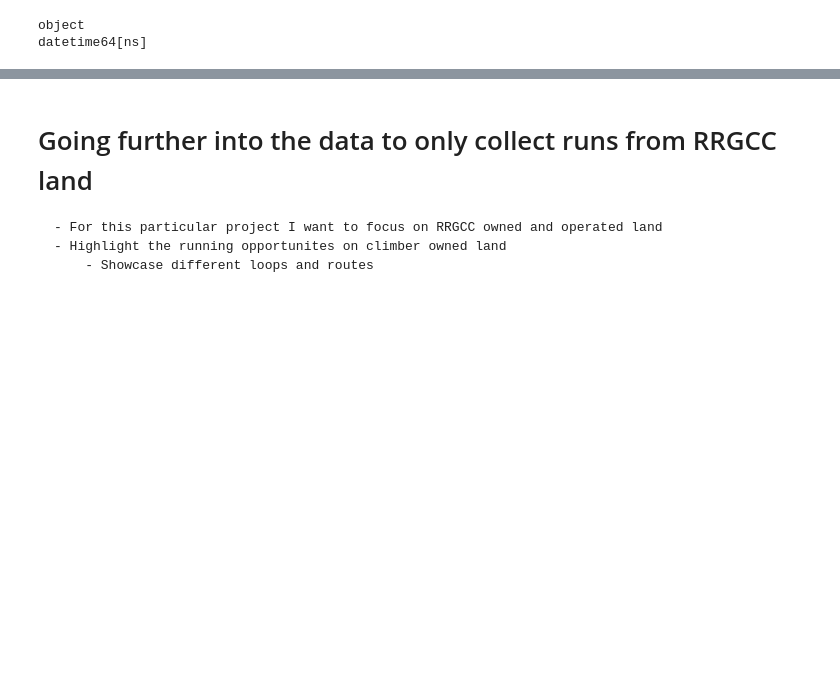
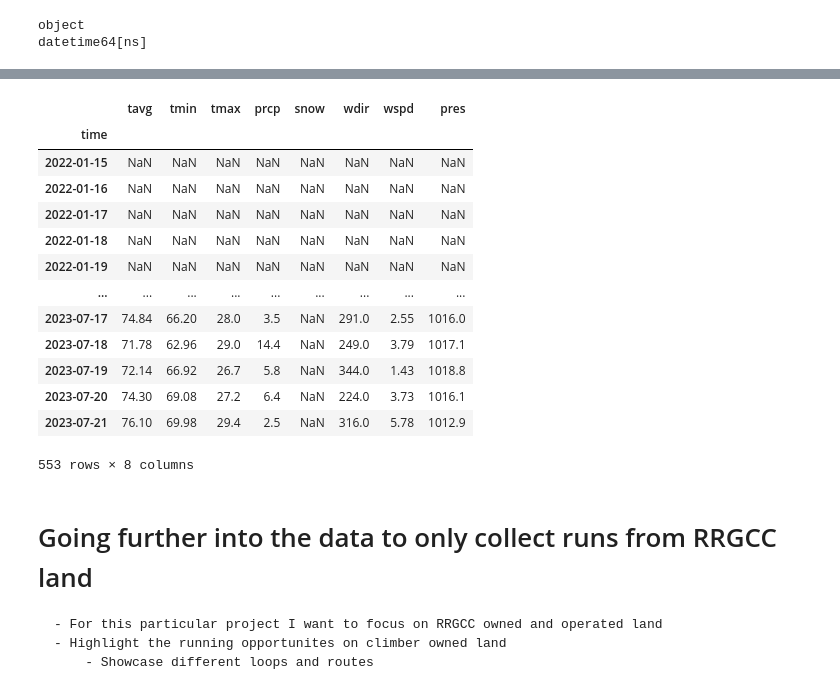
Before and after one commit to jsphotos205/strava, a Jupyter notebook: strava_api.ipynb, the cells around one changed output, grey strips where cells are left out. Drawn from its saved outputs; the diff is of its cells as text; code cells hidden in the pictures; blank space fills up the shorter version.

```diff
--- a/strava_api.ipynb
+++ b/strava_api.ipynb
@@ -357,9 +376,26 @@ weather_data = pd.DataFrame(data)
 # %%
 weather_data['tavg'] = weather_data.apply(lambda x : round((9/5)*x['tavg']+32,2), axis=1)
 weather_data['tmin'] = weather_data.apply(lambda x : round((9/5)*x['tmin']+32,2), axis=1)
 weather_data['wspd'] = weather_data.apply(lambda x : round(x['wspd'] * 0.621371, 2), axis=1)
 
 weather_data = weather_data.drop(['wpgt', 'tsun'], axis=1)
+
+weather_data
+# %% [output]
+|  | tavg | tmin | tmax | prcp | snow | wdir | wspd | pres |
+| time |  |  |  |  |  |  |  |  |
+| 2022-01-15 | NaN | NaN | NaN | NaN | NaN | NaN | NaN | NaN |
+| 2022-01-16 | NaN | NaN | NaN | NaN | NaN | NaN | NaN | NaN |
+| 2022-01-17 | NaN | NaN | NaN | NaN | NaN | NaN | NaN | NaN |
+| 2022-01-18 | NaN | NaN | NaN | NaN | NaN | NaN | NaN | NaN |
+| 2022-01-19 | NaN | NaN | NaN | NaN | NaN | NaN | NaN | NaN |
+| ... | ... | ... | ... | ... | ... | ... | ... | ... |
+| 2023-07-17 | 74.84 | 66.20 | 28.0 | 3.5 | NaN | 291.0 | 2.55 | 1016.0 |
+| 2023-07-18 | 71.78 | 62.96 | 29.0 | 14.4 | NaN | 249.0 | 3.79 | 1017.1 |
+| 2023-07-19 | 72.14 | 66.92 | 26.7 | 5.8 | NaN | 344.0 | 1.43 | 1018.8 |
+| 2023-07-20 | 74.30 | 69.08 | 27.2 | 6.4 | NaN | 224.0 | 3.73 | 1016.1 |
+| 2023-07-21 | 76.10 | 69.98 | 29.4 | 2.5 | NaN | 316.0 | 5.78 | 1012.9 |
+553 rows × 8 columns
 # %%
 run_data = run_data.merge(weather_data, left_on='start_date', right_index=True, how='inner')
 # %%
```
Also changed, not shown: parts of 4 cells of this notebook, 2 other files.
